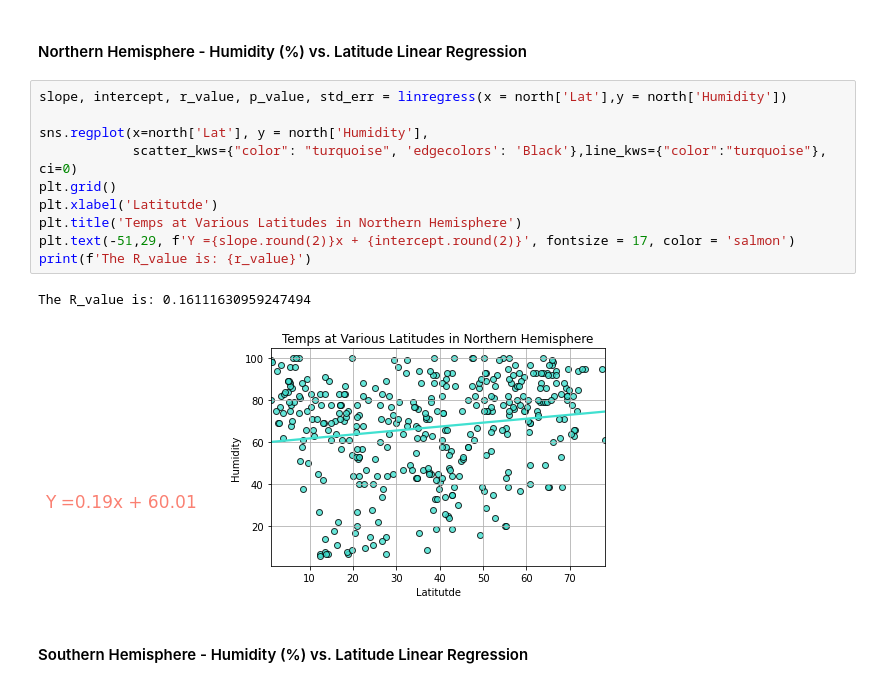
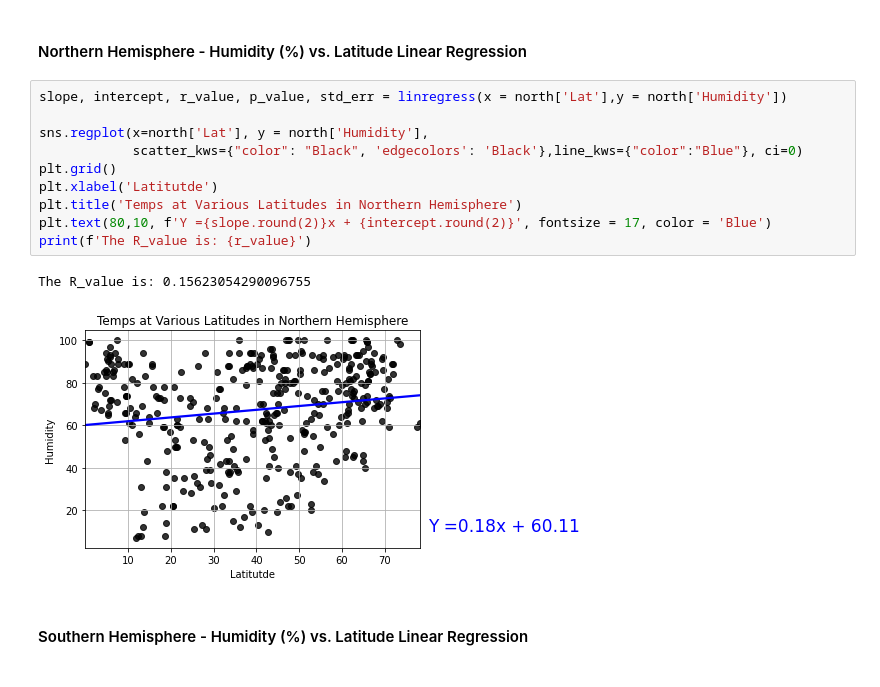
Before and after one commit to Jbullis29/python-api-challenge, a Jupyter notebook: WeatherPy/WeatherPy.ipynb, the cells around one changed output. Drawn from its saved outputs; the diff is of its cells as text.

```diff
--- a/WeatherPy/WeatherPy.ipynb
+++ b/WeatherPy/WeatherPy.ipynb
@@ -261,15 +261,15 @@ The R_value is: 0.6565296947873298
 # %%
 slope, intercept, r_value, p_value, std_err = linregress(x = north['Lat'],y = north['Humidity'])
 
 sns.regplot(x=north['Lat'], y = north['Humidity'],
-            scatter_kws={"color": "turquoise", 'edgecolors': 'Black'},line_kws={"color":"turquoise"}, ci=0)
+            scatter_kws={"color": "Black", 'edgecolors': 'Black'},line_kws={"color":"Blue"}, ci=0)
 plt.grid()
 plt.xlabel('Latitutde')
 plt.title('Temps at Various Latitudes in Northern Hemisphere')
-plt.text(-51,29, f'Y ={slope.round(2)}x + {intercept.round(2)}', fontsize = 17, color = 'salmon')
+plt.text(80,10, f'Y ={slope.round(2)}x + {intercept.round(2)}', fontsize = 17, color = 'Blue')
 print(f'The R_value is: {r_value}')
 # %% [output]
-The R_value is: 0.16111630959247494
+The R_value is: 0.15623054290096755
-[figure, old version]
+[figure, new version]
 # %% [markdown]
 ####  Southern Hemisphere - Humidity (%) vs. Latitude Linear Regression
```
Also changed, not shown: parts of 15 cells of this notebook, 1 other file.
